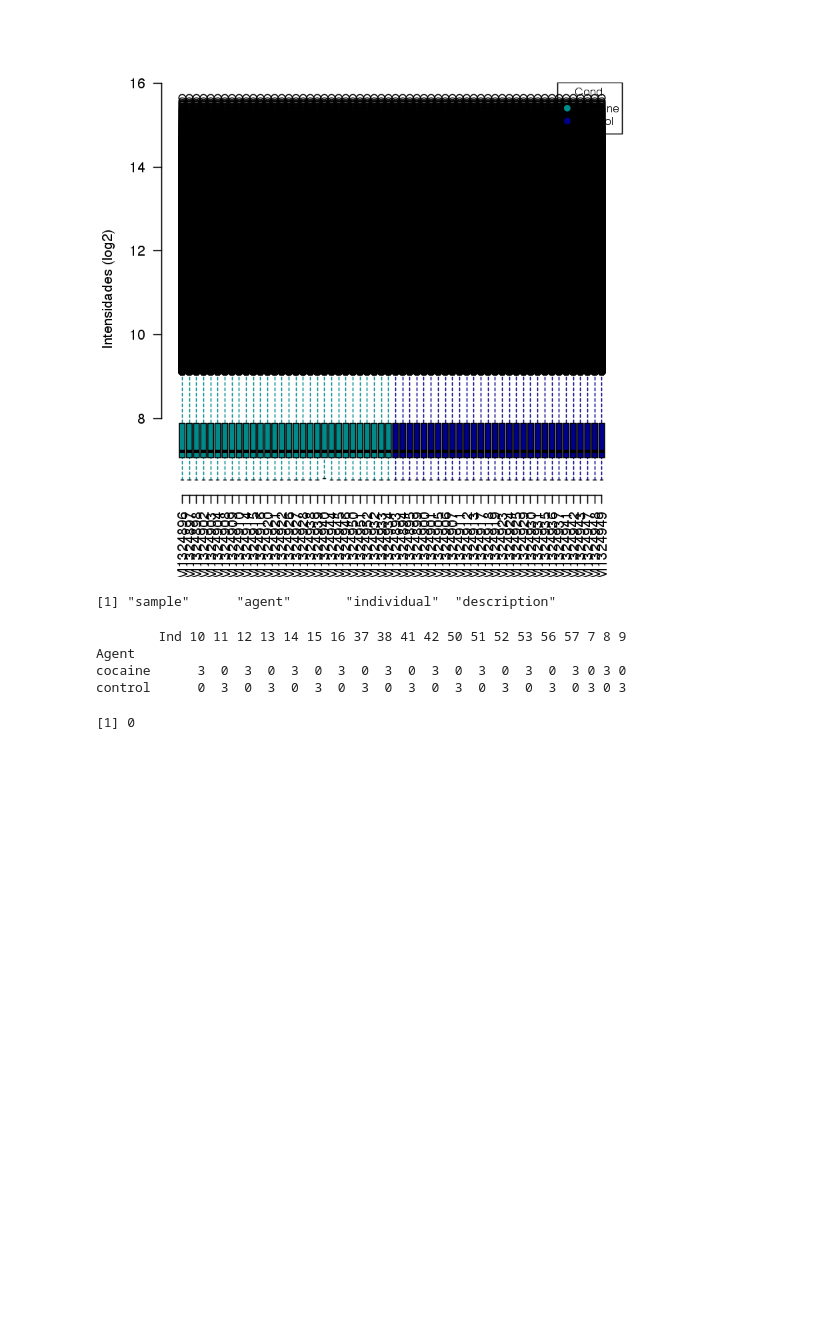
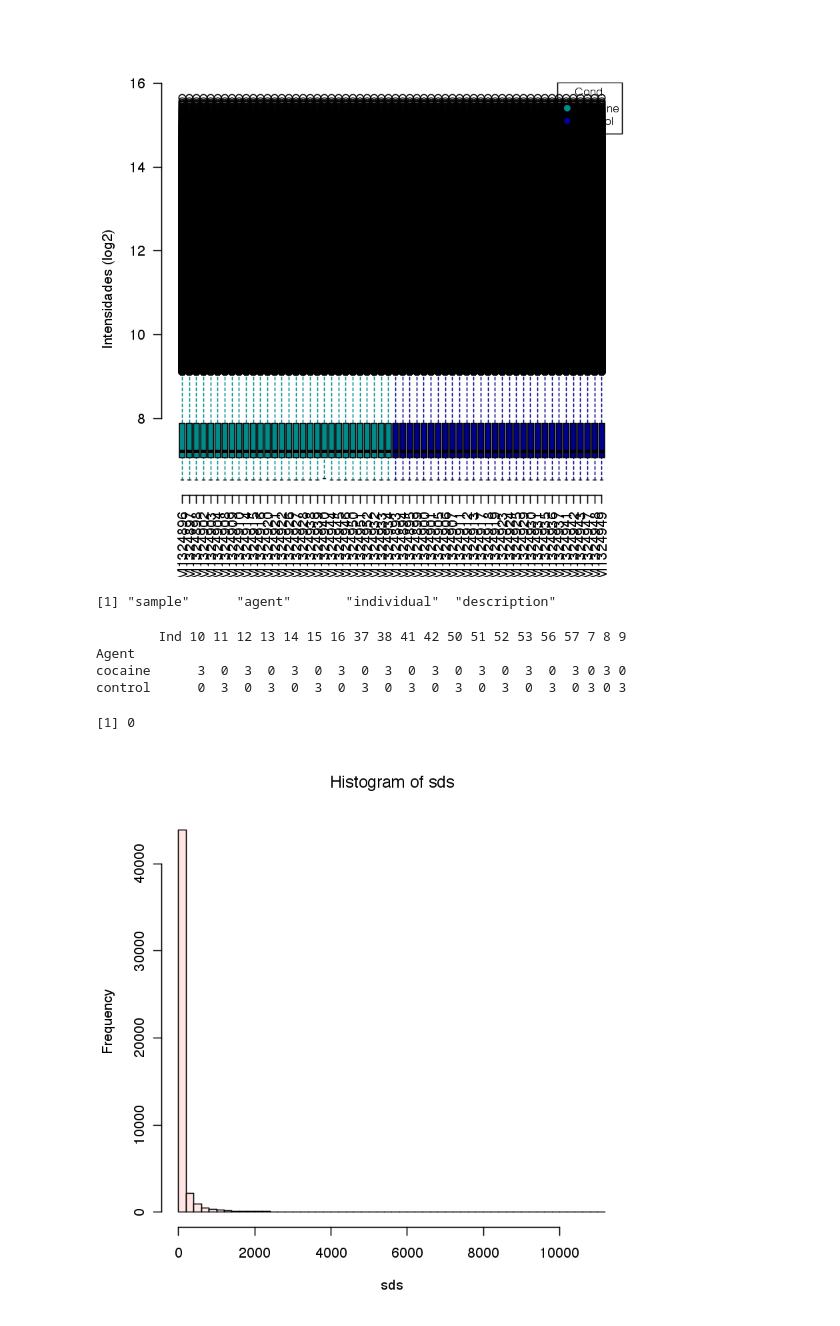
Before and after one commit to zbastos/ECBDB, a Jupyter notebook: Notebook.ipynb, the cells around one changed output. Drawn from its saved outputs; the diff is of its cells as text; code cells hidden in the pictures; blank space fills up the shorter version.

Commit message:
filter_sd e norm

```diff
--- a/Notebook.ipynb
+++ b/Notebook.ipynb
@@ -34,8 +47,10 @@ Annotation:
 # %%
 dados = exprs(eset)
-bad.gene = rowMeans(is.na(dados)) == 1
-dados = dados[!bad.gene,]
+#bad.gene = rowMeans(is.na(dados)) == 1
+#dados = dados[!bad.gene,]
+dados = dados[complete.cases(dados),]
 dados[1:10,1:6]
+eset_NA= eset[complete.cases(dados),]
 # %% [output]
 |  | GSM1324896 | GSM1324897 | GSM1324898 | GSM1324902 | GSM1324903 | GSM1324904 |
 | ILMN_1725881 | 138.397 | 145.568 | 153.135 | 154.422 | 148.452 | 128.521 |
@@ -70,3 +85,19 @@ control      0  3  0  3  0  3  0  3  0  3  0  3  0  3  0  3  0 3 0 3
 sum(is.na(dados))
 # %% [output]
 [1] 0
+# %%
+filter_sd<-function(dataset){
+  exp2=exprs(dataset)
+  sds=rowSds(exp2)
+  m=median(sds)
+  hist(sds,breaks=50,col="mistyrose")
+  abline(v=m,col="blue",lwd=4,lty=2)
+  abline(v=m*2,col="red",lwd=4,lty=2)
+  esetr = dataset[sds >= 3*median(sds),]
+  return(esetr)
+}
+# %%
+library("genefilter")
+esetr=filter_sd(eset_NA)
+# %% [output]
+[figure, added]
```
Also changed, not shown: parts of 2 cells of this notebook.
